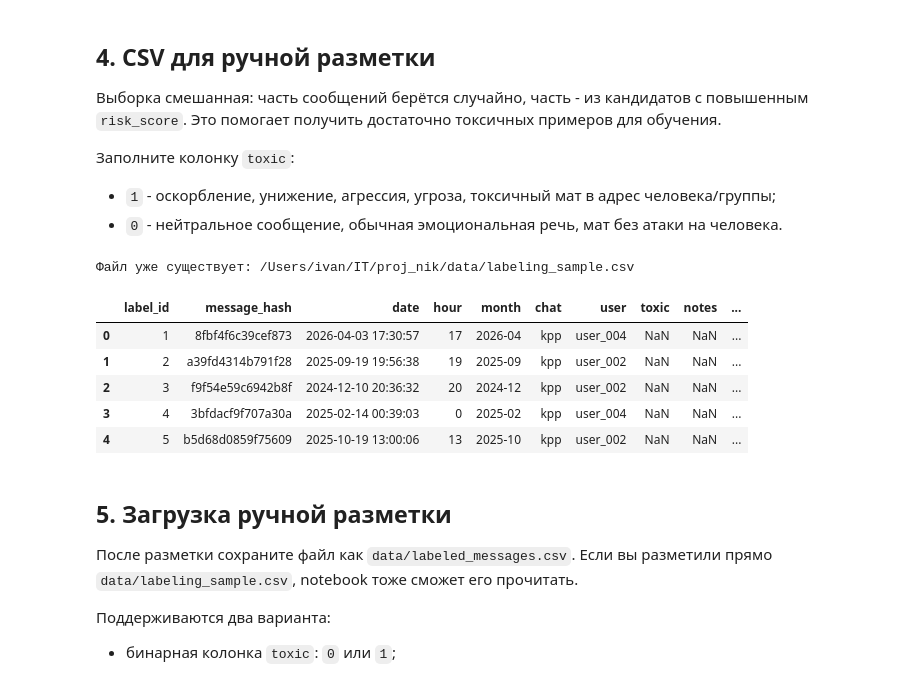
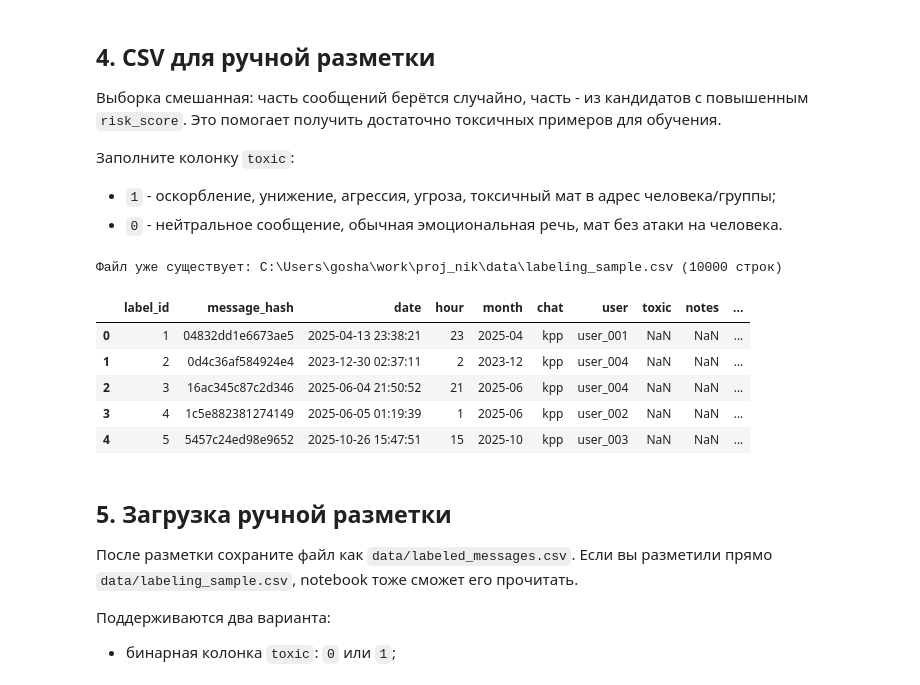
Before and after one commit to hanglider/proj_nik, a Jupyter notebook: toxicity_chat_analysis.ipynb, the cells around one changed output. Drawn from its saved outputs; the diff is of its cells as text; code cells hidden in the pictures.

```diff
--- a/toxicity_chat_analysis.ipynb
+++ b/toxicity_chat_analysis.ipynb
@@ -64,10 +56,10 @@ LABELING_SAMPLE_PATH = OUTPUT_DIR / "labeling_sample.csv"
 LABELED_MESSAGES_PATH = OUTPUT_DIR / "labeled_messages.csv"
 
 RANDOM_STATE = 42
-LABELING_SAMPLE_SIZE = 1000
+LABELING_SAMPLE_SIZE = 10000
 # Поставьте None, если хотите прогнать notebook по всем сообщениям.
 # По умолчанию берём 80000 сообщений, чтобы notebook быстрее пересчитывался.
-MAX_MESSAGES_FOR_NOTEBOOK = 80000
+MAX_MESSAGES_FOR_NOTEBOOK = 200000
 
 # Если вы размечаете не 0/1, а score, создайте колонку toxic_score или toxicity_score.
 # При SCORE_TO_BINARY_THRESHOLD=None порог выбирается автоматически:
@@ -297,43 +289,54 @@ def build_labeling_sample(df: pd.DataFrame, sample_size: int = LABELING_SAMPLE_S
             "label_id",
             "message_hash",
             "date",
             "hour",
             "month",
             "chat",
             "user",
             "text",
             "toxic",
             "notes",
             "selection_reason",
             "risk_score",
             "char_len",
             "word_count",
             "profanity_count",
             "hostile_count",
             "exclamation_count",
             "question_count",
             "caps_ratio",
         ]
     ]
 
 OUTPUT_DIR.mkdir(exist_ok=True)
-if not LABELING_SAMPLE_PATH.exists():
+if LABELING_SAMPLE_PATH.exists():
+    existing_labeling_sample = pd.read_csv(LABELING_SAMPLE_PATH)
+else:
+    existing_labeling_sample = None
+
+if existing_labeling_sample is None or len(existing_labeling_sample) < LABELING_SAMPLE_SIZE:
     labeling_sample = build_labeling_sample(messages)
     labeling_sample.to_csv(LABELING_SAMPLE_PATH, index=False, encoding="utf-8-sig")
-    print(f"Создан файл для разметки: {LABELING_SAMPLE_PATH}")
+    if existing_labeling_sample is None:
+        print(f"Создан файл для разметки: {LABELING_SAMPLE_PATH}")
+    else:
+        print(
+            f"Файл был меньше нужного размера "
+            f"({len(existing_labeling_sample)} < {LABELING_SAMPLE_SIZE}) и пересоздан: {LABELING_SAMPLE_PATH}"
+        )
 else:
-    labeling_sample = pd.read_csv(LABELING_SAMPLE_PATH)
-    print(f"Файл уже существует: {LABELING_SAMPLE_PATH}")
+    labeling_sample = existing_labeling_sample
+    print(f"Файл уже существует: {LABELING_SAMPLE_PATH} ({len(labeling_sample)} строк)")
 
 labeling_sample.drop(columns=["text"]).head()
 # %% [output]
-Файл уже существует: /Users/ivan/IT/proj_nik/data/labeling_sample.csv
+Файл уже существует: C:\Users\gosha\work\proj_nik\data\labeling_sample.csv (10000 строк)
 |  | label_id | message_hash | date | hour | month | chat | user | toxic | notes | ... |
-| 0 | 1 | 8fbf4f6c39cef873 | 2026-04-03 17:30:57 | 17 | 2026-04 | kpp | user_004 | NaN | NaN | ... |
-| 1 | 2 | a39fd4314b791f28 | 2025-09-19 19:56:38 | 19 | 2025-09 | kpp | user_002 | NaN | NaN | ... |
-| 2 | 3 | f9f54e59c6942b8f | 2024-12-10 20:36:32 | 20 | 2024-12 | kpp | user_002 | NaN | NaN | ... |
-| 3 | 4 | 3bfdacf9f707a30a | 2025-02-14 00:39:03 | 0 | 2025-02 | kpp | user_004 | NaN | NaN | ... |
-| 4 | 5 | b5d68d0859f75609 | 2025-10-19 13:00:06 | 13 | 2025-10 | kpp | user_002 | NaN | NaN | ... |
+| 0 | 1 | 04832dd1e6673ae5 | 2025-04-13 23:38:21 | 23 | 2025-04 | kpp | user_001 | NaN | NaN | ... |
+| 1 | 2 | 0d4c36af584924e4 | 2023-12-30 02:37:11 | 2 | 2023-12 | kpp | user_004 | NaN | NaN | ... |
+| 2 | 3 | 16ac345c87c2d346 | 2025-06-04 21:50:52 | 21 | 2025-06 | kpp | user_004 | NaN | NaN | ... |
+| 3 | 4 | 1c5e882381274149 | 2025-06-05 01:19:39 | 1 | 2025-06 | kpp | user_002 | NaN | NaN | ... |
+| 4 | 5 | 5457c24ed98e9652 | 2025-10-26 15:47:51 | 15 | 2025-10 | kpp | user_003 | NaN | NaN | ... |
 # %% [markdown]
 ## 5. Загрузка ручной разметки
 
```
Also changed, not shown: parts of 12 cells of this notebook, 6 other files.
